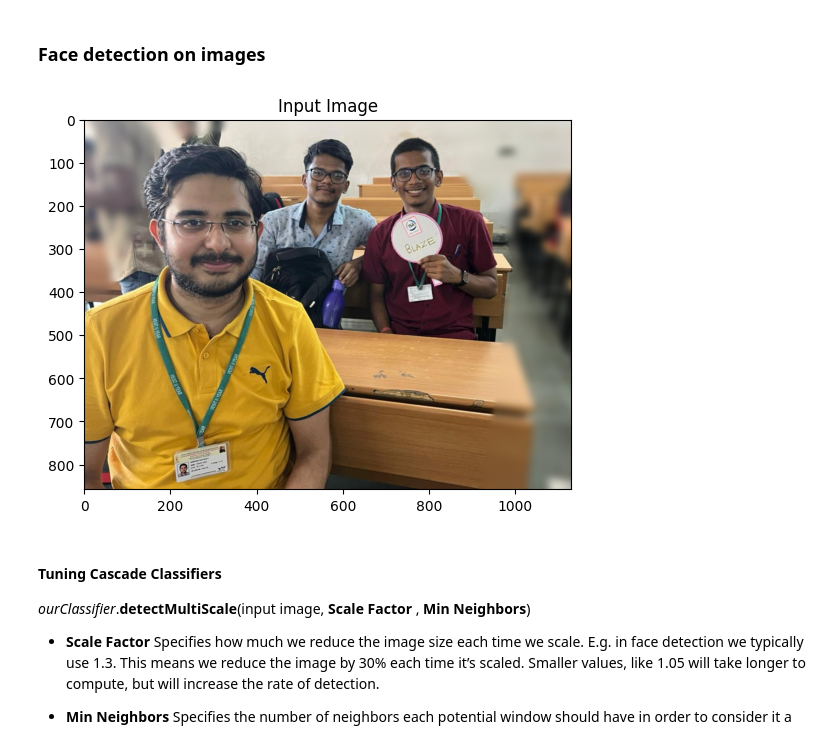
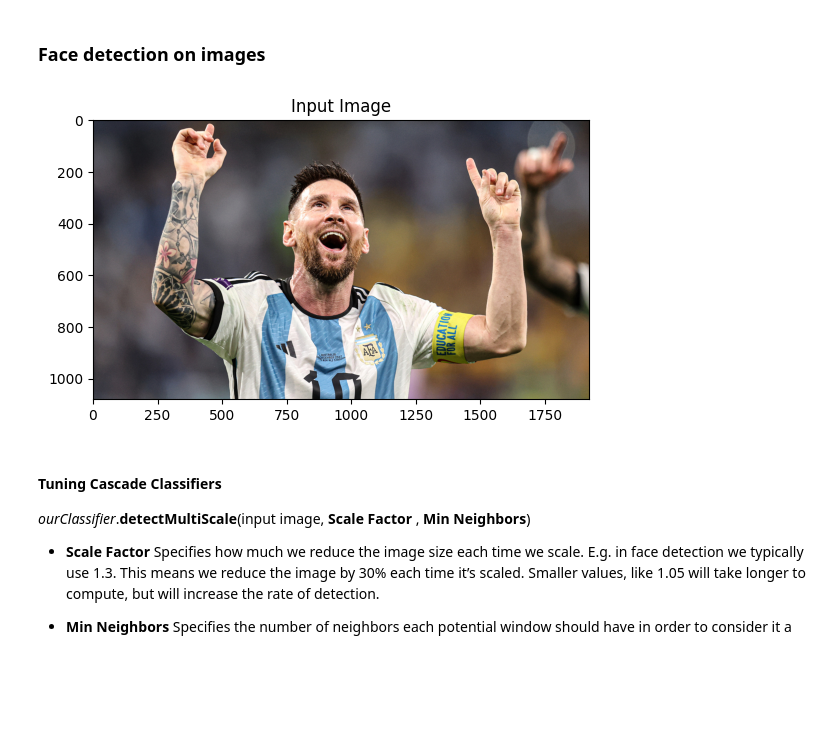
Before and after one commit to Nachi28/Internship, a Jupyter notebook: Opencv/DAY_1/Sec-3_Face detection/Face_eye_det.ipynb, the cells around one changed output. Saved outputs shown, nothing was run; the diff lists cells and outputs as text; code cells hidden in the pictures; blank space fills up the shorter version.

```diff
--- a/DAY 2/face/face_eye_det.ipynb
+++ b/Opencv/DAY_1/Sec-3_Face detection/Face_eye_det.ipynb
@@ -8,16 +8,16 @@ import numpy as np
 from matplotlib import pyplot as plt
 # %%
 # Load our image then convert it to grayscale
-image = cv2.imread('C:/Users/nachi/Desktop/test projects/opencv projects/face/test_imgs/blaze.jpg')
+image = cv2.imread('t2.jpg')
 gray = cv2.cvtColor(image, cv2.COLOR_BGR2GRAY)
 
 # convert from bgr to rgb for matplotlib
 plt.imshow(cv2.cvtColor(image, cv2.COLOR_BGR2RGB))
 # plt.imshow(cv2.cvtColor(gray, cv2.COLOR_BGR2RGB))
 plt.title('Input Image')
 plt.show()
 # %% [output]
-[figure, old version]
+[figure, new version]
 # %% [markdown]
 #### Tuning Cascade Classifiers
 
```
Also changed, not shown: parts of 2 cells of this notebook, 38 other files.
